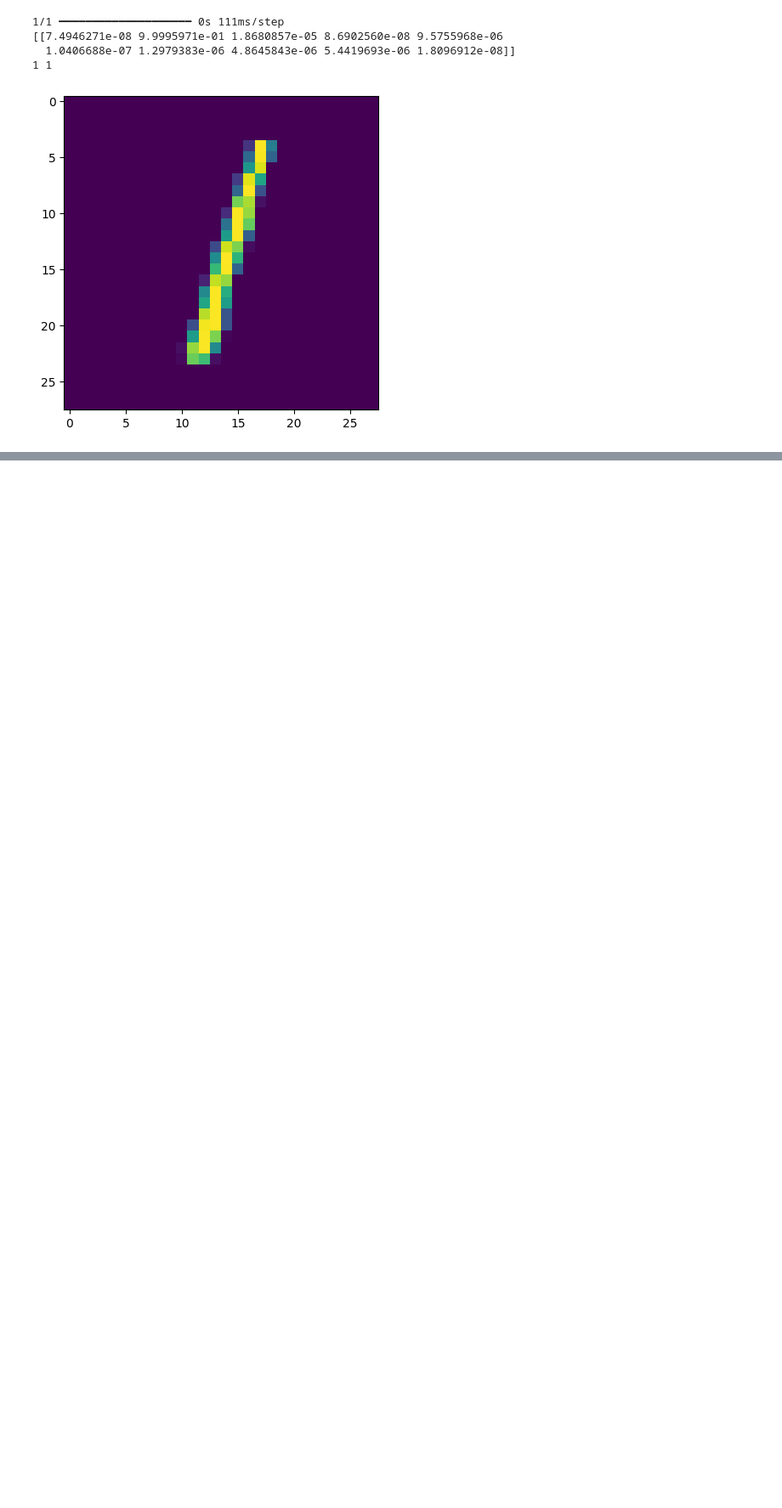
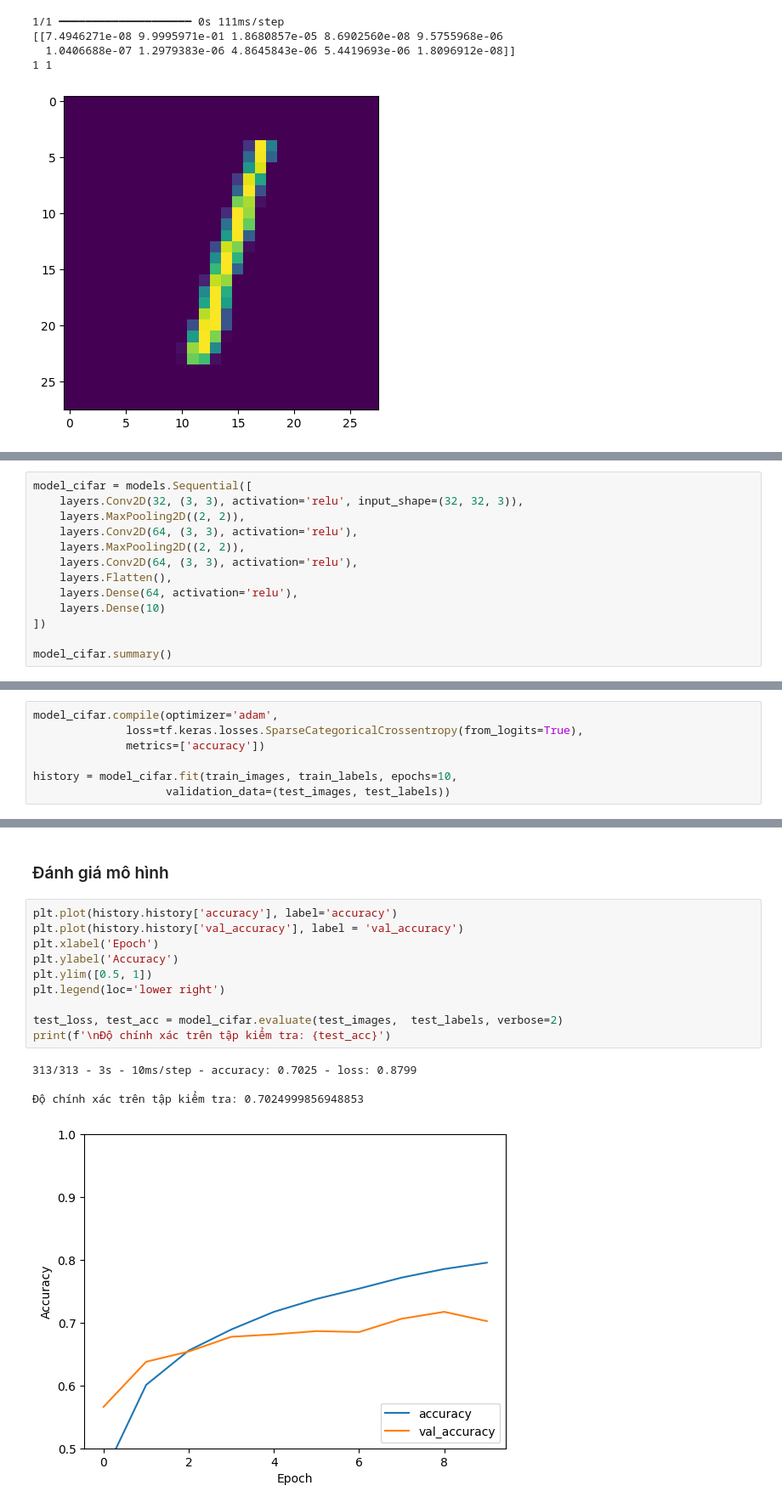
Before and after one commit to danhhuit/deep_learning_practice, a Jupyter notebook: Labs03_CNN.ipynb, the cells around one changed output, grey strips where cells are left out. Shown at 85% size. Saved outputs shown, nothing was run; the diff lists cells and outputs as text; blank space fills up the shorter version.

```diff
--- a/Labs03_CNN.ipynb
+++ b/Labs03_CNN.ipynb
@@ -183,0 +215,13 @@ plt.show()
+# %%
+model_cifar = models.Sequential([
+    layers.Conv2D(32, (3, 3), activation='relu', input_shape=(32, 32, 3)),
+    layers.MaxPooling2D((2, 2)),
+    layers.Conv2D(64, (3, 3), activation='relu'),
+    layers.MaxPooling2D((2, 2)),
+    layers.Conv2D(64, (3, 3), activation='relu'),
+    layers.Flatten(),
+    layers.Dense(64, activation='relu'),
+    layers.Dense(10)
+])
+
+model_cifar.summary()
@@ -183,0 +254,7 @@ plt.show()
+# %%
+model_cifar.compile(optimizer='adam',
+              loss=tf.keras.losses.SparseCategoricalCrossentropy(from_logits=True),
+              metrics=['accuracy'])
+
+history = model_cifar.fit(train_images, train_labels, epochs=10,
+                    validation_data=(test_images, test_labels))
@@ -183,0 +282,17 @@ plt.show()
+# %% [markdown]
+### Đánh giá mô hình
+# %%
+plt.plot(history.history['accuracy'], label='accuracy')
+plt.plot(history.history['val_accuracy'], label = 'val_accuracy')
+plt.xlabel('Epoch')
+plt.ylabel('Accuracy')
+plt.ylim([0.5, 1])
+plt.legend(loc='lower right')
+
+test_loss, test_acc = model_cifar.evaluate(test_images,  test_labels, verbose=2)
+print(f'\nĐộ chính xác trên tập kiểm tra: {test_acc}')
+# %% [output]
+313/313 - 3s - 10ms/step - accuracy: 0.7025 - loss: 0.8799
+
+Độ chính xác trên tập kiểm tra: 0.7024999856948853
+[figure, added]
```
Also changed, not shown: parts of 7 cells of this notebook.
